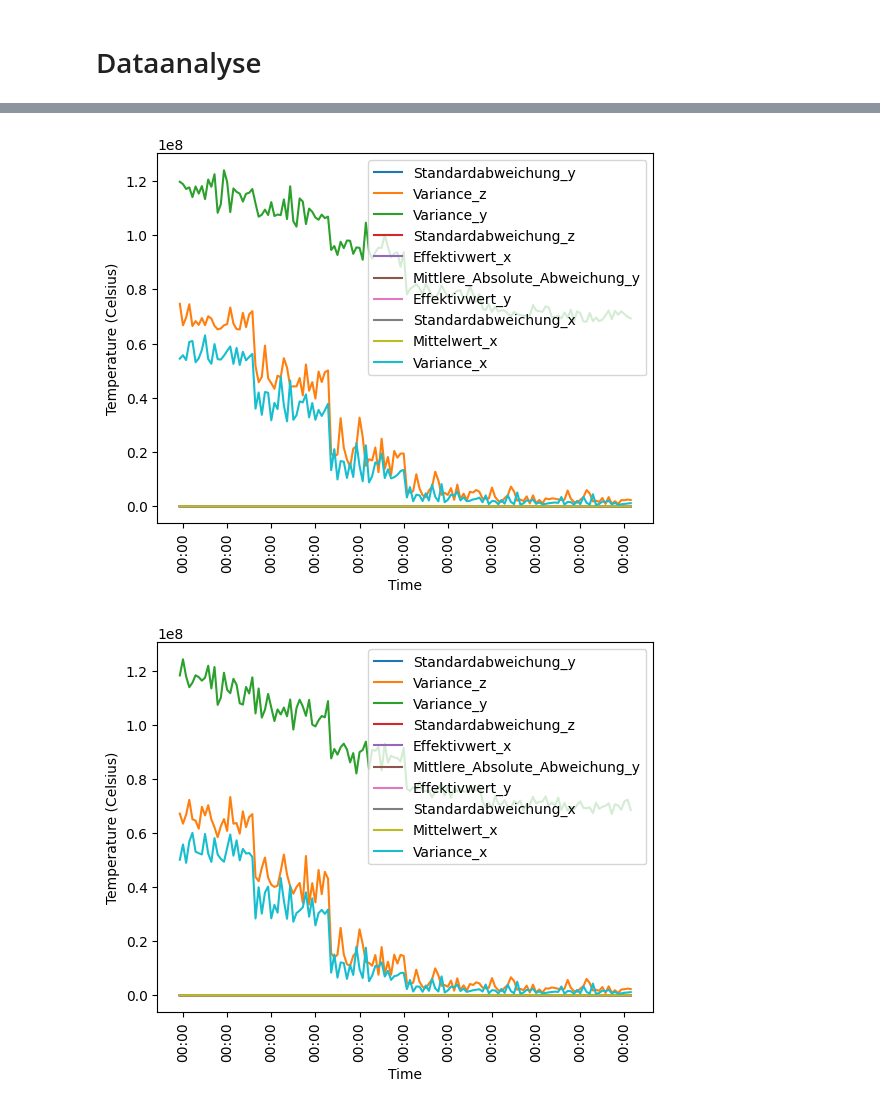
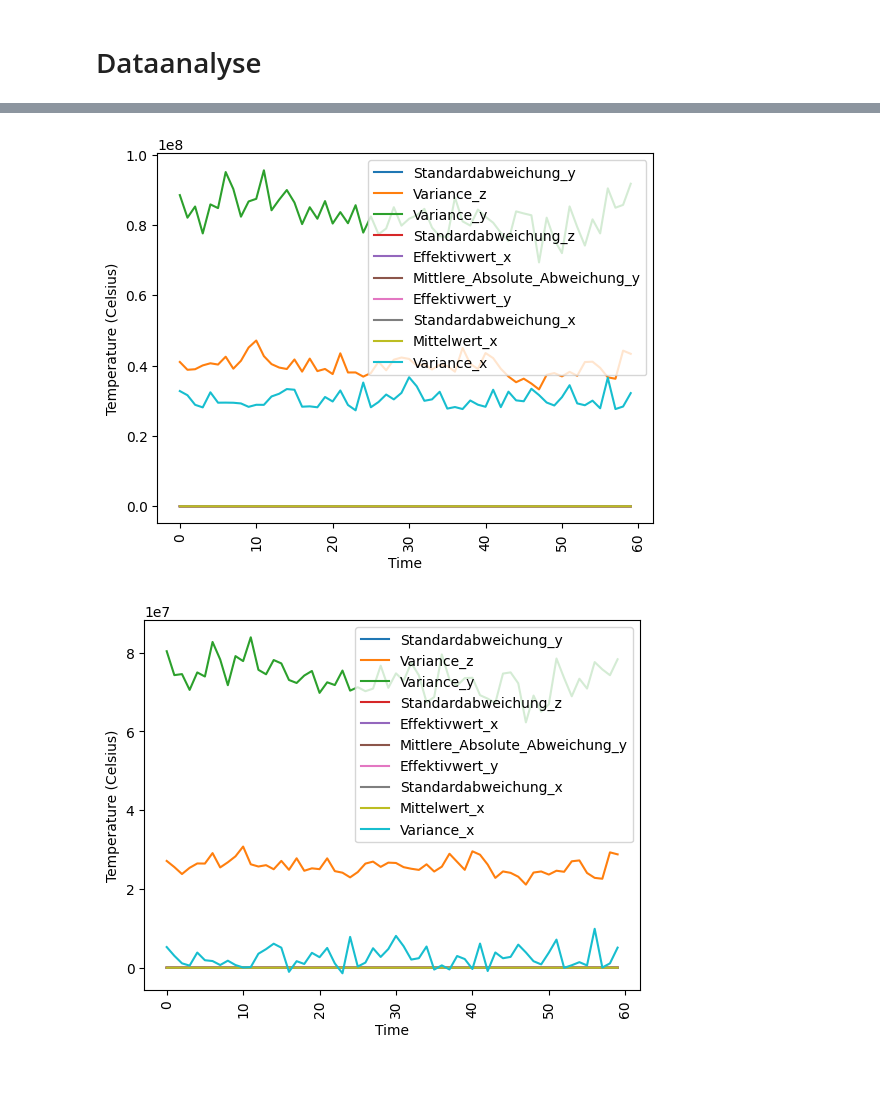
Before and after one commit to lian333/thesis, a Jupyter notebook: syntheic_data/timeseries_dgan.ipynb, the cells around one changed output, grey strips where cells are left out. Saved outputs shown, nothing was run; the diff lists cells and outputs as text; code cells hidden in the pictures; blank space fills up the shorter version.

```diff
--- a/syntheic_data/timeseries_dgan.ipynb
+++ b/syntheic_data/timeseries_dgan.ipynb
@@ -20,0 +74,2 @@ from gretel_synthetics.timeseries_dgan.config import DGANConfig, OutputType
+# %%
+data=getdata(datapath,2000,'S')
@@ -20,0 +108,3 @@ from gretel_synthetics.timeseries_dgan.config import DGANConfig, OutputType
+# %%
+final=dataconcatente(data)
+final.shape
@@ -181,21 +266,20 @@ features[:,:,9].shape
 
 # Train DGAN model
 model = DGAN(DGANConfig(
-    max_sequence_len=features.shape[1],
-    sample_len=24,
-    batch_size=min(1000, features.shape[0]),
+    max_sequence_len=final.shape[1],
+    sample_len=60,
+    batch_size=2,
     apply_feature_scaling=True,
-    apply_example_scaling=False,
-    use_attribute_discriminator=False,
+    apply_example_scaling=True,
+    use_attribute_discriminator=True,
     generator_learning_rate=1e-4,
     discriminator_learning_rate=1e-4,
-    epochs=500,
+    epochs=10,
 ))
 
 model.train_numpy(
-    features,
-    feature_types=[OutputType.CONTINUOUS] * features.shape[2],
+    final,
+    feature_types=[OutputType.CONTINUOUS] * final.shape[2],
 )
 
 # Generate synthetic data
-_,synthetic_features = model.generate_numpy(1000)
@@ -204,3 +286,5 @@ ValueError: could not convert string to float: '2020-11-04 11:40:00'
+# %%
+_,synthetic_features = model.generate_numpy(50)
 # %%
 synthetic_features=np.array(synthetic_features)
 synthetic_features.shape
@@ -209,10 +301,10 @@ synthetic_features.shape
 # %%
 # Show some synthetic 1-day samples
-plot_day(synthetic_features[825,:,:])
-plot_day(synthetic_features[42,:,:])
-plot_day(synthetic_features[496,:,:])
+plot_day(synthetic_features[1,:,:])
+plot_day(synthetic_features[45,:,:])
+plot_day(synthetic_features[10,:,:])
 
 # Overall trends are similar to training samples, but with more local noise
 # %% [output]
-[figure, old version]
+[figure, new version]
-[figure, old version]
+[figure, new version]
```
Also changed, not shown: parts of 38 cells of this notebook, 3 other files.
